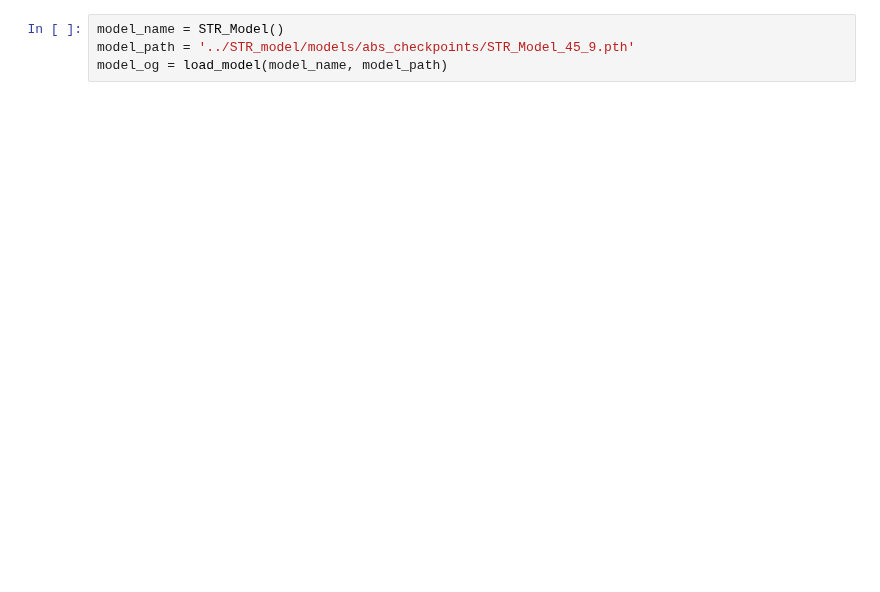
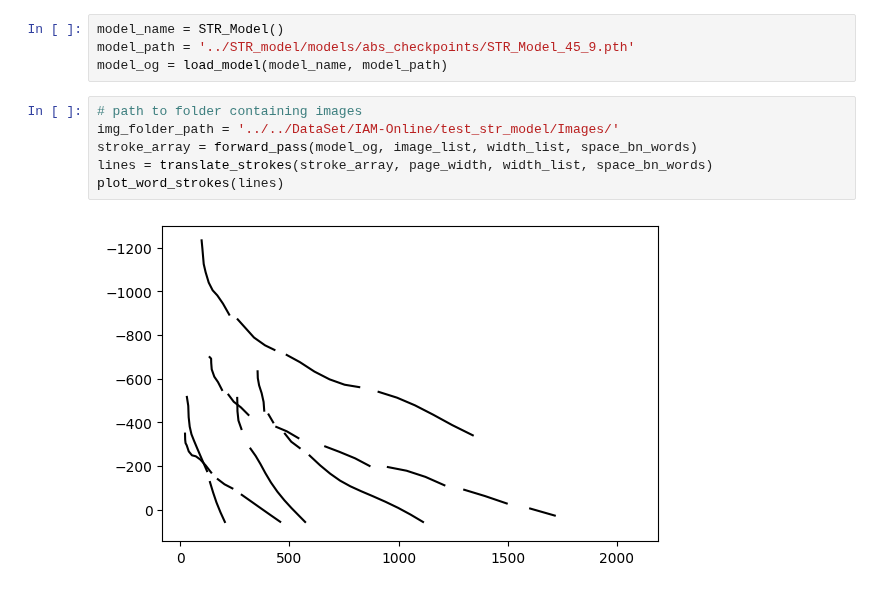
Before and after one commit to Shambu-K/handwriting-generator-model, a Jupyter notebook: Code/STR_model/demo_str.ipynb, the cells around one changed output. Drawn from its saved outputs; the diff is of its cells as text; blank space fills up the shorter version.

```diff
--- a/Code/STR_model/demo_str.ipynb
+++ b/Code/STR_model/demo_str.ipynb
@@ -145,5 +140,13 @@ plot_word_strokes(lines)
 model_name = STR_Model()
 model_path = '../STR_model/models/abs_checkpoints/STR_Model_45_9.pth'
 model_og = load_model(model_name, model_path)
+# %%
+# path to folder containing images
+img_folder_path = '../../DataSet/IAM-Online/test_str_model/Images/'
+stroke_array = forward_pass(model_og, image_list, width_list, space_bn_words)
+lines = translate_strokes(stroke_array, page_width, width_list, space_bn_words)
+plot_word_strokes(lines)
+# %% [output]
+[figure, added]
 # %%
 # path to folder containing images
```
Also changed, not shown: parts of 8 cells of this notebook, 3 other files.
